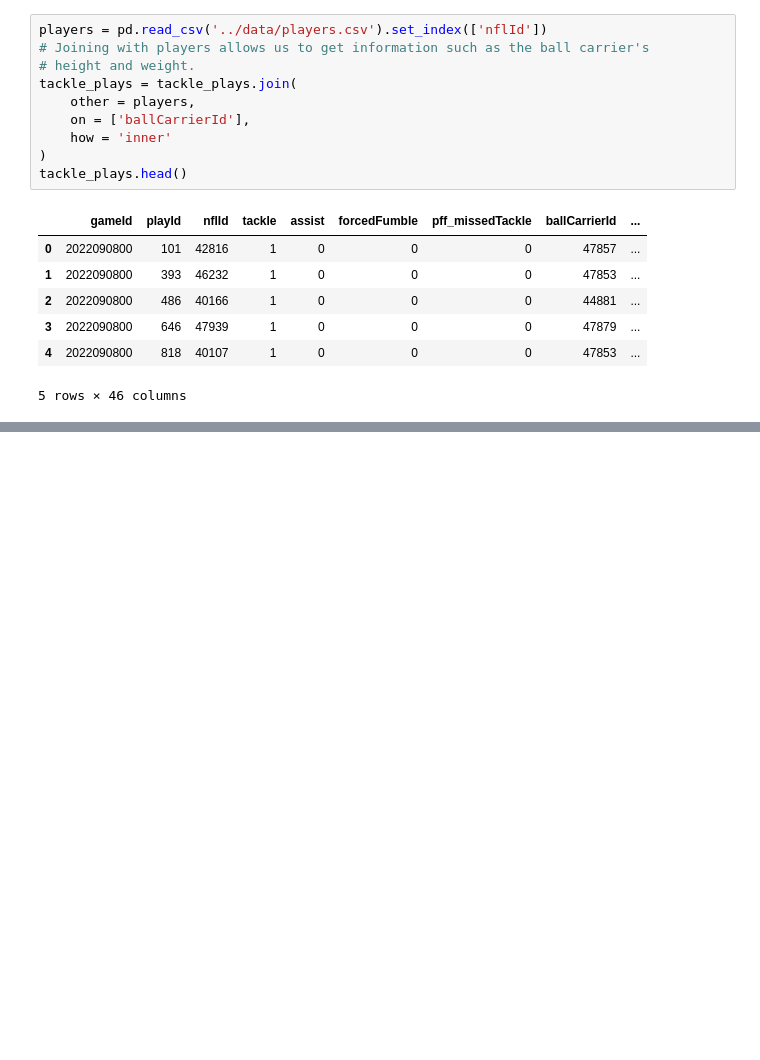
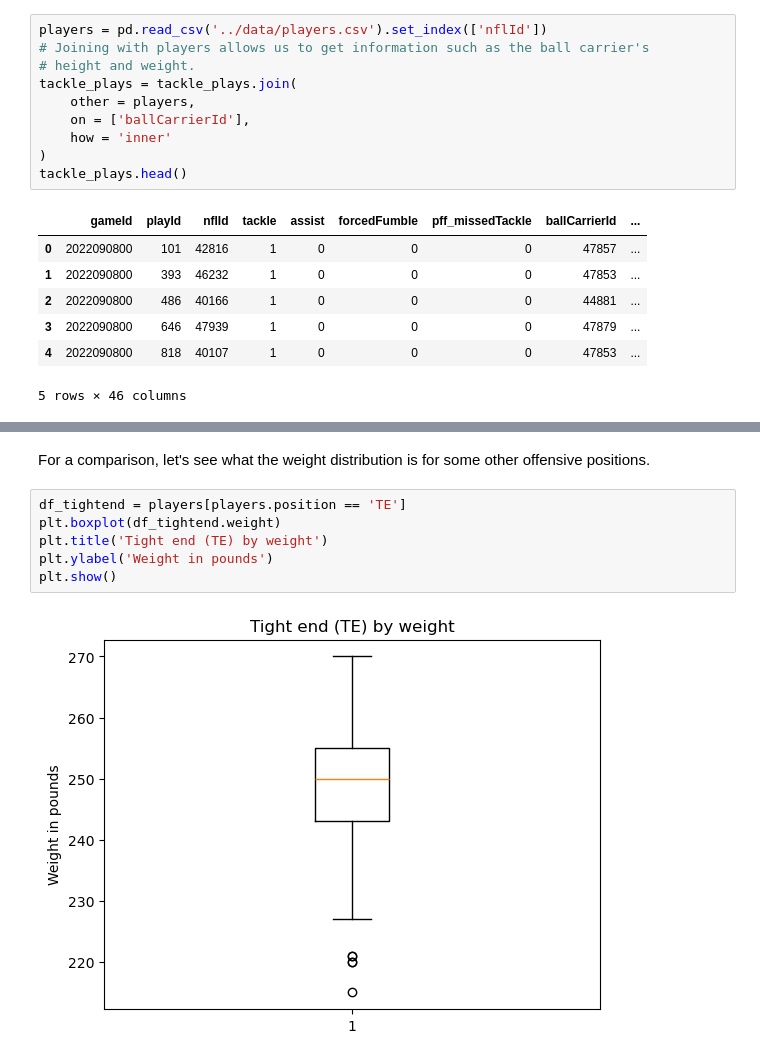
Before and after one commit to sesh9096/csci4502project, a Jupyter notebook: src/offensive-strategies.ipynb, the cells around one changed output, grey strips where cells are left out. Drawn from its saved outputs; the diff is of its cells as text; blank space fills up the shorter version.

Commit message:
Adds offensive strategy hypothesis 1 background work

```diff
--- a/src/offensive-strategies.ipynb
+++ b/src/offensive-strategies.ipynb
@@ -76,0 +99,10 @@ tackle_plays.head()
+# %% [markdown]
+For a comparison, let's see what the weight distribution is for some other offensive positions.
+# %%
+df_tightend = players[players.position == 'TE']
+plt.boxplot(df_tightend.weight)
+plt.title('Tight end (TE) by weight')
+plt.ylabel('Weight in pounds')
+plt.show()
+# %% [output]
+[figure, added]
```
Also changed, not shown: parts of 14 cells of this notebook.
